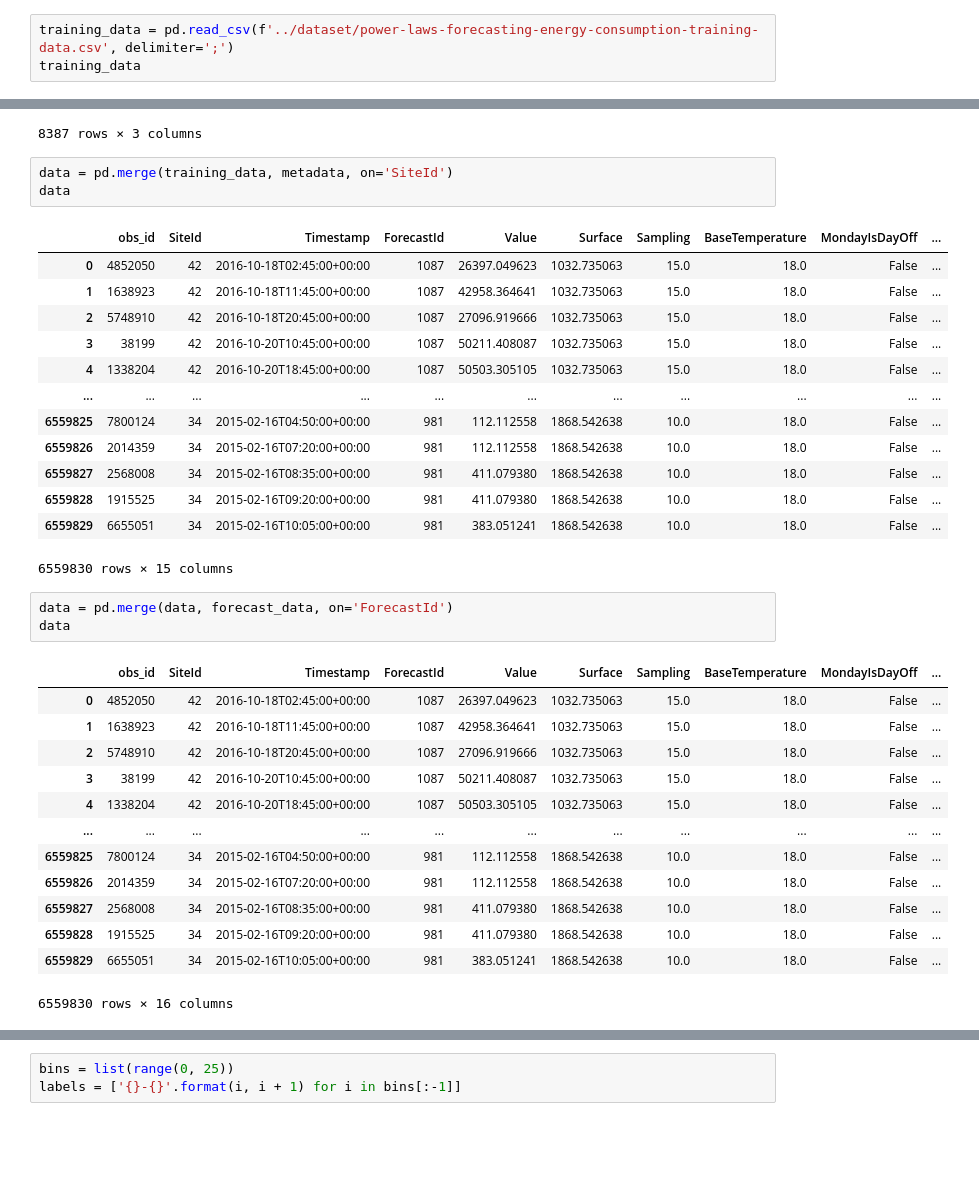
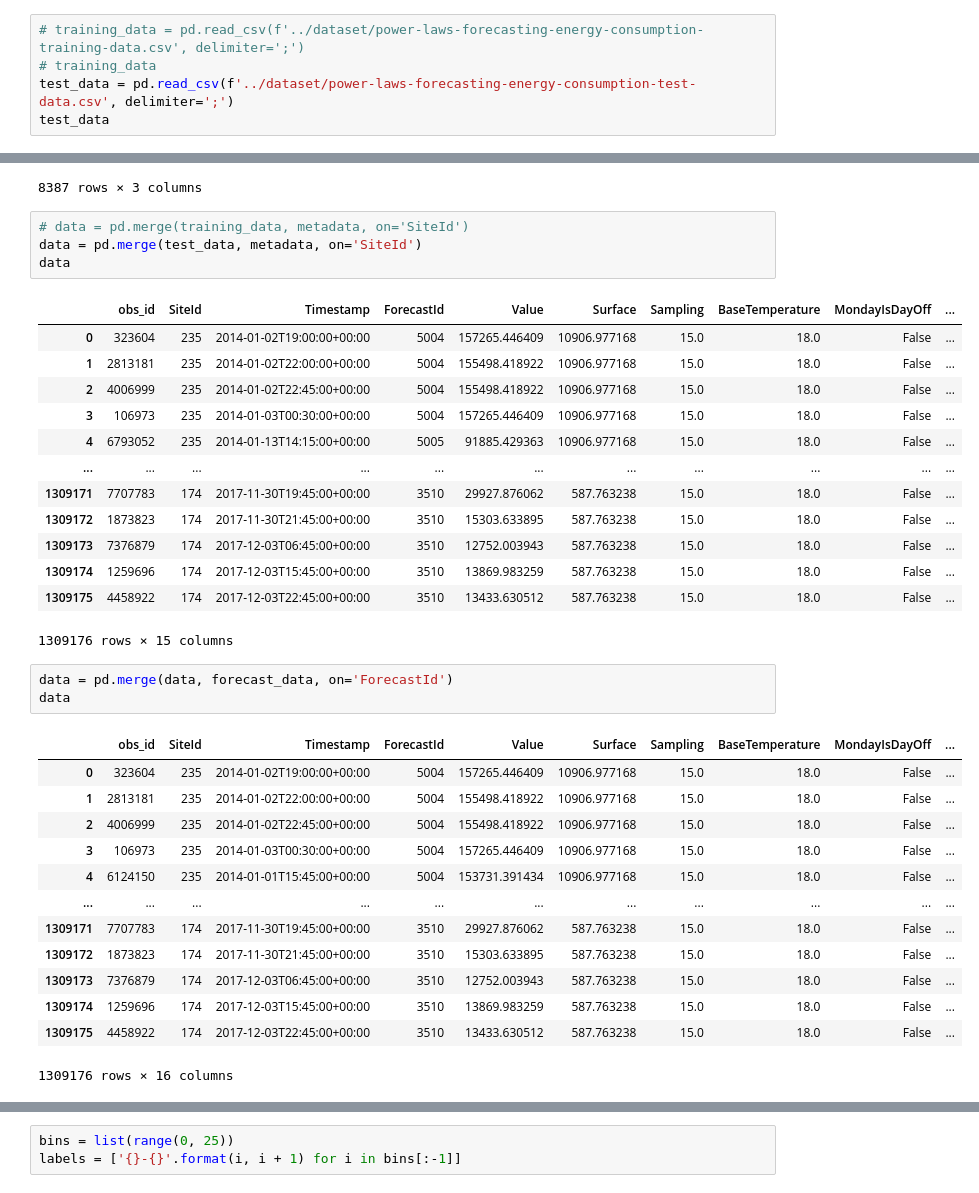
Before and after one commit to sitrongtrang/Building-Energy-Consumption-Prediction, a Jupyter notebook: preprocess/preprocess_data.ipynb, the cells around one changed output, grey strips where cells are left out. Cells and saved outputs as stored; diff of their text form; blank space fills up the shorter version.

Commit message:
split test data

```diff
--- a/preprocess/preprocess_data.ipynb
+++ b/preprocess/preprocess_data.ipynb
@@ -11,7 +11,9 @@ from sklearn.neighbors import KNeighborsRegressor
 from sklearn.preprocessing import MinMaxScaler, StandardScaler, LabelEncoder
 from sklearn.metrics import mean_squared_error, mean_absolute_error, r2_score
 # %%
-training_data = pd.read_csv(f'../dataset/power-laws-forecasting-energy-consumption-training-data.csv', delimiter=';')
-training_data
+# training_data = pd.read_csv(f'../dataset/power-laws-forecasting-energy-consumption-training-data.csv', delimiter=';')
+# training_data
+test_data = pd.read_csv(f'../dataset/power-laws-forecasting-energy-consumption-test-data.csv', delimiter=';')
+test_data
 # %% [output]
 |  | obs_id | SiteId | Timestamp | ForecastId | Value |
@@ -96,39 +98,40 @@ holiday_data
 | 8386 | 2016-08-15 | Assumption of Mary to Heaven | 305 |
 8387 rows × 3 columns
 # %%
-data = pd.merge(training_data, metadata, on='SiteId')
+# data = pd.merge(training_data, metadata, on='SiteId')
+data = pd.merge(test_data, metadata, on='SiteId')
 data
 # %% [output]
 |  | obs_id | SiteId | Timestamp | ForecastId | Value | Surface | Sampling | BaseTemperature | MondayIsDayOff | ... |
-| 0 | 4852050 | 42 | 2016-10-18T02:45:00+00:00 | 1087 | 26397.049623 | 1032.735063 | 15.0 | 18.0 | False | ... |
-| 1 | 1638923 | 42 | 2016-10-18T11:45:00+00:00 | 1087 | 42958.364641 | 1032.735063 | 15.0 | 18.0 | False | ... |
-| 2 | 5748910 | 42 | 2016-10-18T20:45:00+00:00 | 1087 | 27096.919666 | 1032.735063 | 15.0 | 18.0 | False | ... |
-| 3 | 38199 | 42 | 2016-10-20T10:45:00+00:00 | 1087 | 50211.408087 | 1032.735063 | 15.0 | 18.0 | False | ... |
-| 4 | 1338204 | 42 | 2016-10-20T18:45:00+00:00 | 1087 | 50503.305105 | 1032.735063 | 15.0 | 18.0 | False | ... |
+| 0 | 323604 | 235 | 2014-01-02T19:00:00+00:00 | 5004 | 157265.446409 | 10906.977168 | 15.0 | 18.0 | False | ... |
+| 1 | 2813181 | 235 | 2014-01-02T22:00:00+00:00 | 5004 | 155498.418922 | 10906.977168 | 15.0 | 18.0 | False | ... |
+| 2 | 4006999 | 235 | 2014-01-02T22:45:00+00:00 | 5004 | 155498.418922 | 10906.977168 | 15.0 | 18.0 | False | ... |
+| 3 | 106973 | 235 | 2014-01-03T00:30:00+00:00 | 5004 | 157265.446409 | 10906.977168 | 15.0 | 18.0 | False | ... |
+| 4 | 6793052 | 235 | 2014-01-13T14:15:00+00:00 | 5005 | 91885.429363 | 10906.977168 | 15.0 | 18.0 | False | ... |
 | ... | ... | ... | ... | ... | ... | ... | ... | ... | ... | ... |
-| 6559825 | 7800124 | 34 | 2015-02-16T04:50:00+00:00 | 981 | 112.112558 | 1868.542638 | 10.0 | 18.0 | False | ... |
-| 6559826 | 2014359 | 34 | 2015-02-16T07:20:00+00:00 | 981 | 112.112558 | 1868.542638 | 10.0 | 18.0 | False | ... |
-| 6559827 | 2568008 | 34 | 2015-02-16T08:35:00+00:00 | 981 | 411.079380 | 1868.542638 | 10.0 | 18.0 | False | ... |
-| 6559828 | 1915525 | 34 | 2015-02-16T09:20:00+00:00 | 981 | 411.079380 | 1868.542638 | 10.0 | 18.0 | False | ... |
-| 6559829 | 6655051 | 34 | 2015-02-16T10:05:00+00:00 | 981 | 383.051241 | 1868.542638 | 10.0 | 18.0 | False | ... |
+| 1309171 | 7707783 | 174 | 2017-11-30T19:45:00+00:00 | 3510 | 29927.876062 | 587.763238 | 15.0 | 18.0 | False | ... |
+| 1309172 | 1873823 | 174 | 2017-11-30T21:45:00+00:00 | 3510 | 15303.633895 | 587.763238 | 15.0 | 18.0 | False | ... |
+| 1309173 | 7376879 | 174 | 2017-12-03T06:45:00+00:00 | 3510 | 12752.003943 | 587.763238 | 15.0 | 18.0 | False | ... |
+| 1309174 | 1259696 | 174 | 2017-12-03T15:45:00+00:00 | 3510 | 13869.983259 | 587.763238 | 15.0 | 18.0 | False | ... |
+| 1309175 | 4458922 | 174 | 2017-12-03T22:45:00+00:00 | 3510 | 13433.630512 | 587.763238 | 15.0 | 18.0 | False | ... |
-6559830 rows × 15 columns
+1309176 rows × 15 columns
 # %%
 data = pd.merge(data, forecast_data, on='ForecastId')
 data
 # %% [output]
 |  | obs_id | SiteId | Timestamp | ForecastId | Value | Surface | Sampling | BaseTemperature | MondayIsDayOff | ... |
-| 0 | 4852050 | 42 | 2016-10-18T02:45:00+00:00 | 1087 | 26397.049623 | 1032.735063 | 15.0 | 18.0 | False | ... |
-| 1 | 1638923 | 42 | 2016-10-18T11:45:00+00:00 | 1087 | 42958.364641 | 1032.735063 | 15.0 | 18.0 | False | ... |
-| 2 | 5748910 | 42 | 2016-10-18T20:45:00+00:00 | 1087 | 27096.919666 | 1032.735063 | 15.0 | 18.0 | False | ... |
-| 3 | 38199 | 42 | 2016-10-20T10:45:00+00:00 | 1087 | 50211.408087 | 1032.735063 | 15.0 | 18.0 | False | ... |
-| 4 | 1338204 | 42 | 2016-10-20T18:45:00+00:00 | 1087 | 50503.305105 | 1032.735063 | 15.0 | 18.0 | False | ... |
+| 0 | 323604 | 235 | 2014-01-02T19:00:00+00:00 | 5004 | 157265.446409 | 10906.977168 | 15.0 | 18.0 | False | ... |
+| 1 | 2813181 | 235 | 2014-01-02T22:00:00+00:00 | 5004 | 155498.418922 | 10906.977168 | 15.0 | 18.0 | False | ... |
+| 2 | 4006999 | 235 | 2014-01-02T22:45:00+00:00 | 5004 | 155498.418922 | 10906.977168 | 15.0 | 18.0 | False | ... |
+| 3 | 106973 | 235 | 2014-01-03T00:30:00+00:00 | 5004 | 157265.446409 | 10906.977168 | 15.0 | 18.0 | False | ... |
+| 4 | 6124150 | 235 | 2014-01-01T15:45:00+00:00 | 5004 | 153731.391434 | 10906.977168 | 15.0 | 18.0 | False | ... |
 | ... | ... | ... | ... | ... | ... | ... | ... | ... | ... | ... |
-| 6559825 | 7800124 | 34 | 2015-02-16T04:50:00+00:00 | 981 | 112.112558 | 1868.542638 | 10.0 | 18.0 | False | ... |
-| 6559826 | 2014359 | 34 | 2015-02-16T07:20:00+00:00 | 981 | 112.112558 | 1868.542638 | 10.0 | 18.0 | False | ... |
-| 6559827 | 2568008 | 34 | 2015-02-16T08:35:00+00:00 | 981 | 411.079380 | 1868.542638 | 10.0 | 18.0 | False | ... |
-| 6559828 | 1915525 | 34 | 2015-02-16T09:20:00+00:00 | 981 | 411.079380 | 1868.542638 | 10.0 | 18.0 | False | ... |
-| 6559829 | 6655051 | 34 | 2015-02-16T10:05:00+00:00 | 981 | 383.051241 | 1868.542638 | 10.0 | 18.0 | False | ... |
+| 1309171 | 7707783 | 174 | 2017-11-30T19:45:00+00:00 | 3510 | 29927.876062 | 587.763238 | 15.0 | 18.0 | False | ... |
+| 1309172 | 1873823 | 174 | 2017-11-30T21:45:00+00:00 | 3510 | 15303.633895 | 587.763238 | 15.0 | 18.0 | False | ... |
+| 1309173 | 7376879 | 174 | 2017-12-03T06:45:00+00:00 | 3510 | 12752.003943 | 587.763238 | 15.0 | 18.0 | False | ... |
+| 1309174 | 1259696 | 174 | 2017-12-03T15:45:00+00:00 | 3510 | 13869.983259 | 587.763238 | 15.0 | 18.0 | False | ... |
+| 1309175 | 4458922 | 174 | 2017-12-03T22:45:00+00:00 | 3510 | 13433.630512 | 587.763238 | 15.0 | 18.0 | False | ... |
-6559830 rows × 16 columns
+1309176 rows × 16 columns
 # %%
 data['Date'] = pd.to_datetime(data['Timestamp']).dt.date
 data
```
Also changed, not shown: parts of 13 cells of this notebook, 14 other files.
